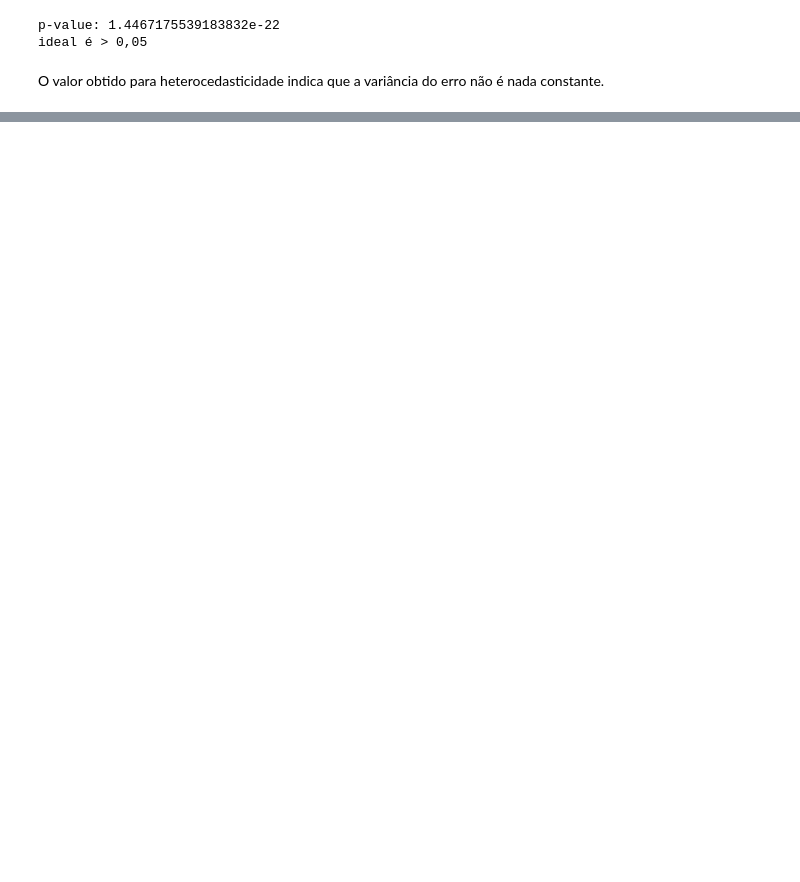
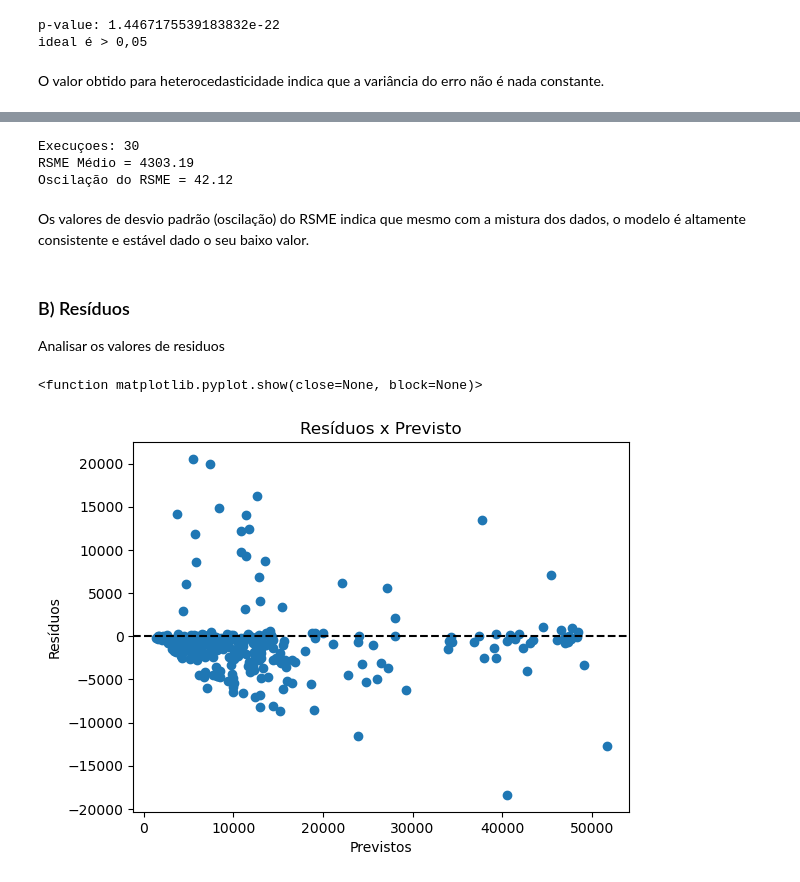
Before and after one commit to vaneza-novais/statistical-inference-vs-ml-regression, a Jupyter notebook: medical-insurance-cost.ipynb, the cells around one changed output, grey strips where cells are left out. Drawn from its saved outputs; the diff is of its cells as text; code cells hidden in the pictures; blank space fills up the shorter version.

```diff
--- a/medical-insurance-cost.ipynb
+++ b/medical-insurance-cost.ipynb
@@ -531,0 +527,3 @@ Por fim, para fins de estudos, optou-se por ir contrário aos resultados e **exe
+# %%
+df_encoded = pd.get_dummies(df, columns=['smoker', 'sex', 'region'], dtype=int)
+df_encoded
@@ -531,0 +587,3 @@ Por fim, para fins de estudos, optou-se por ir contrário aos resultados e **exe
+# %%
+# 3. Configurar o cross validation para Treino
+kf = KFold(n_splits=5, shuffle=True, random_state= 0)
@@ -531,0 +685,47 @@ Por fim, para fins de estudos, optou-se por ir contrário aos resultados e **exe
+# %%
+execucoes = 30 #max 50
+rmse = []
+residuo = []
+
+for i in range(1, execucoes+1):
+    # Gerar random state aleatorios
+    rd_st = randint(1,1000)
+    better_model = RandomForestRegressor(random_state=rd_st)
+
+    better_model.fit(X_Train, Y_Train)
+    prev = better_model.predict(X_Test)
+
+    squared_error = mean_squared_error(Y_Teste, prev)
+    rmse_res = np.sqrt(squared_error)
+    rmse.append(rmse_res)
+
+print(f'Execuçoes: {execucoes}')
+print(f'RSME Médio = {np.mean(rmse):.2f}')
+print(f'Oscilação do RSME = {np.std(rmse):.2f}')
+# %% [output]
+Execuçoes: 30
+RSME Médio = 4303.19
+Oscilação do RSME = 42.12
+# %% [markdown]
+Os valores de desvio padrão (oscilação) do RSME indica que mesmo com a mistura dos dados, o modelo é altamente consistente e estável dado o seu baixo valor.
+# %% [markdown]
+### B) Resíduos
+Analisar os valores de residuos
+# %%
+# Aplicacao do Modelo
+model_final = RandomForestRegressor(random_state= 0)
+model_final.fit(X_Train, Y_Train)
+Y_Prev = model_final.predict(X_Test)
+
+res = Y_Teste - Y_Prev
+
+# grafico de residuos
+plt.scatter(Y_Prev, res)
+plt.title('Resíduos x Previsto')
+plt.axhline(y=0, color='black', linestyle='--') # Linha de erro zero
+plt.xlabel('Previstos')
+plt.ylabel('Resíduos')
+plt.show
+# %% [output]
+<function matplotlib.pyplot.show(close=None, block=None)>
+[figure, added]
```
Also changed, not shown: parts of 60 cells of this notebook.
